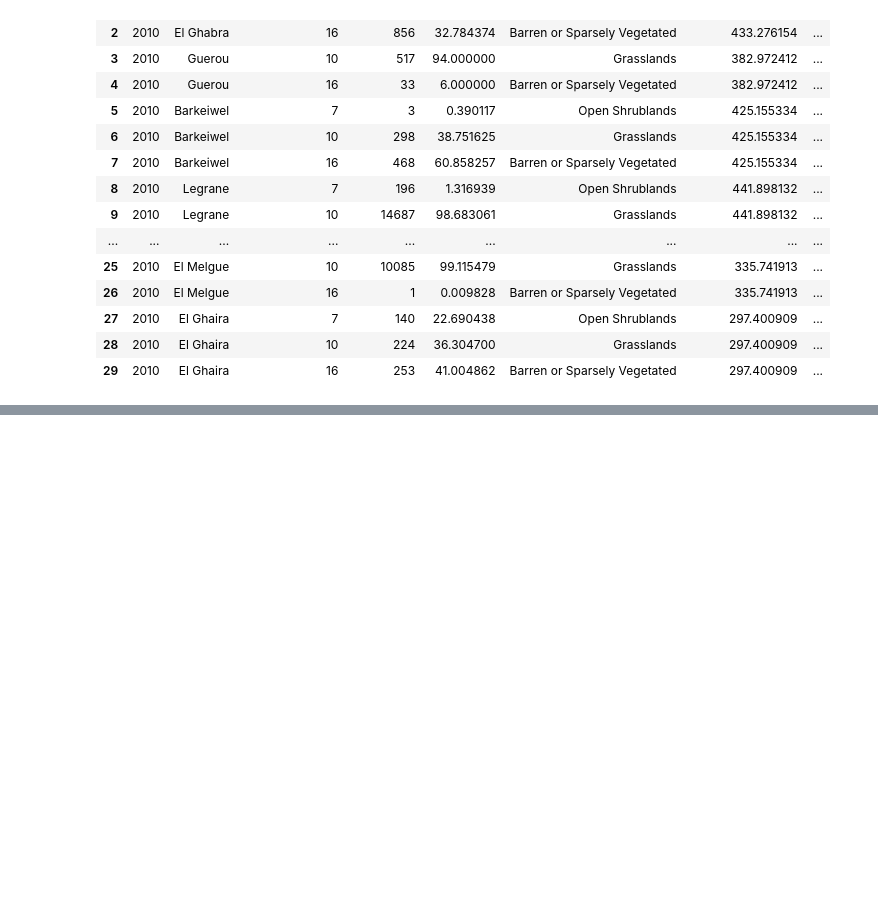
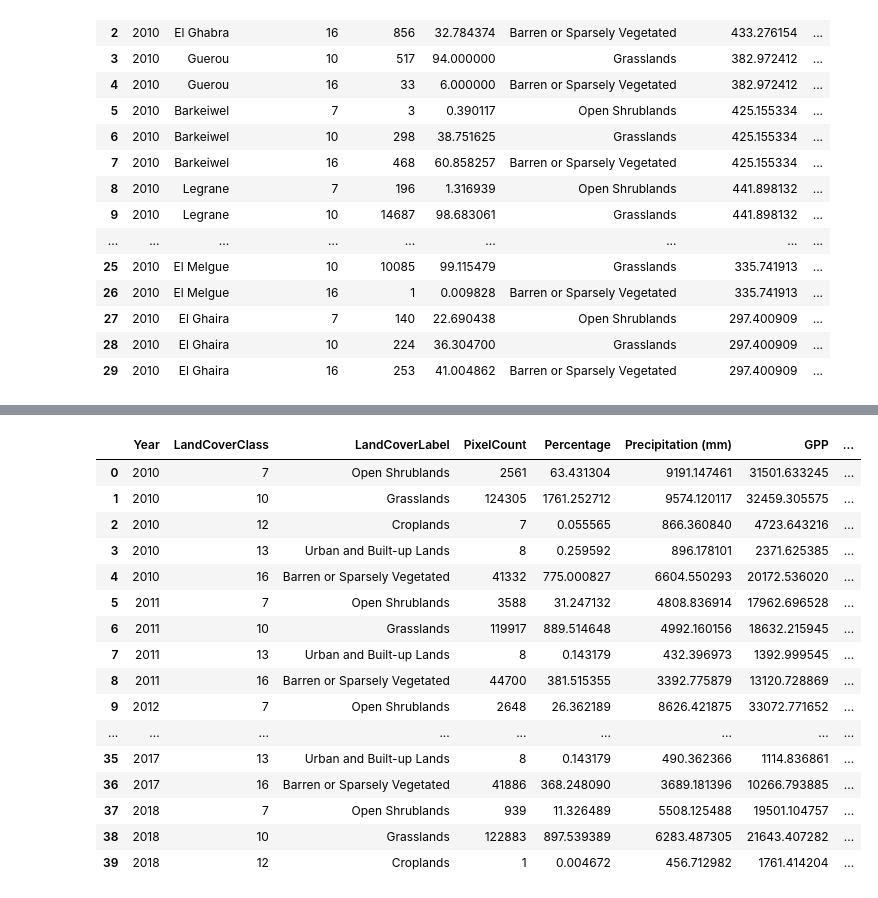
Before and after one commit to frenicohansen/okegaz-g20, a Jupyter notebook: backend/EDA/EDA.ipynb, the cells around one changed output, grey strips where cells are left out. Saved outputs shown, nothing was run; the diff lists cells and outputs as text; code cells hidden in the pictures; blank space fills up the shorter version.

```diff
--- a/backend/EDA/EDA.ipynb
+++ b/backend/EDA/EDA.ipynb
@@ -641,0 +655,34 @@ combined_3_df.head(30)
+# %%
+df_whole_area = combined_3_df.groupby(['Year', 'LandCoverClass', 'LandCoverLabel']).agg({
+    'PixelCount': 'sum',                    # Total pixels per land cover type
+    'Percentage': 'sum',                    # Total percentage per land cover type
+    'Precipitation (mm)': 'sum',            # Cumulative precipitation
+    'GPP': 'sum',            # Total GPP over years
+    'PopDensity': 'mean',  # Average population density
+}).reset_index().dropna()
+# %%
+df_whole_area['LandCoverLabel'].dropna(inplace=True)
+# %%
+df_whole_area['District'] = "Assaba"
+# %%
+df_whole_area = df_whole_area[~df_whole_area['LandCoverLabel'].str.contains('nan')]
+# %%
+df_whole_area.head(40)
+# %% [output]
+|  | Year | LandCoverClass | LandCoverLabel | PixelCount | Percentage | Precipitation (mm) | GPP | ... |
+| 0 | 2010 | 7 | Open Shrublands | 2561 | 63.431304 | 9191.147461 | 31501.633245 | ... |
+| 1 | 2010 | 10 | Grasslands | 124305 | 1761.252712 | 9574.120117 | 32459.305575 | ... |
+| 2 | 2010 | 12 | Croplands | 7 | 0.055565 | 866.360840 | 4723.643216 | ... |
+| 3 | 2010 | 13 | Urban and Built-up Lands | 8 | 0.259592 | 896.178101 | 2371.625385 | ... |
+| 4 | 2010 | 16 | Barren or Sparsely Vegetated | 41332 | 775.000827 | 6604.550293 | 20172.536020 | ... |
+| 5 | 2011 | 7 | Open Shrublands | 3588 | 31.247132 | 4808.836914 | 17962.696528 | ... |
+| 6 | 2011 | 10 | Grasslands | 119917 | 889.514648 | 4992.160156 | 18632.215945 | ... |
+| 7 | 2011 | 13 | Urban and Built-up Lands | 8 | 0.143179 | 432.396973 | 1392.999545 | ... |
+| 8 | 2011 | 16 | Barren or Sparsely Vegetated | 44700 | 381.515355 | 3392.775879 | 13120.728869 | ... |
+| 9 | 2012 | 7 | Open Shrublands | 2648 | 26.362189 | 8626.421875 | 33072.771652 | ... |
+| ... | ... | ... | ... | ... | ... | ... | ... | ... |
+| 35 | 2017 | 13 | Urban and Built-up Lands | 8 | 0.143179 | 490.362366 | 1114.836861 | ... |
+| 36 | 2017 | 16 | Barren or Sparsely Vegetated | 41886 | 368.248090 | 3689.181396 | 10266.793885 | ... |
+| 37 | 2018 | 7 | Open Shrublands | 939 | 11.326489 | 5508.125488 | 19501.104757 | ... |
+| 38 | 2018 | 10 | Grasslands | 122883 | 897.539389 | 6283.487305 | 21643.407282 | ... |
+| 39 | 2018 | 12 | Croplands | 1 | 0.004672 | 456.712982 | 1761.414204 | ... |
```
Also changed, not shown: parts of 14 cells of this notebook, 20 other files.
